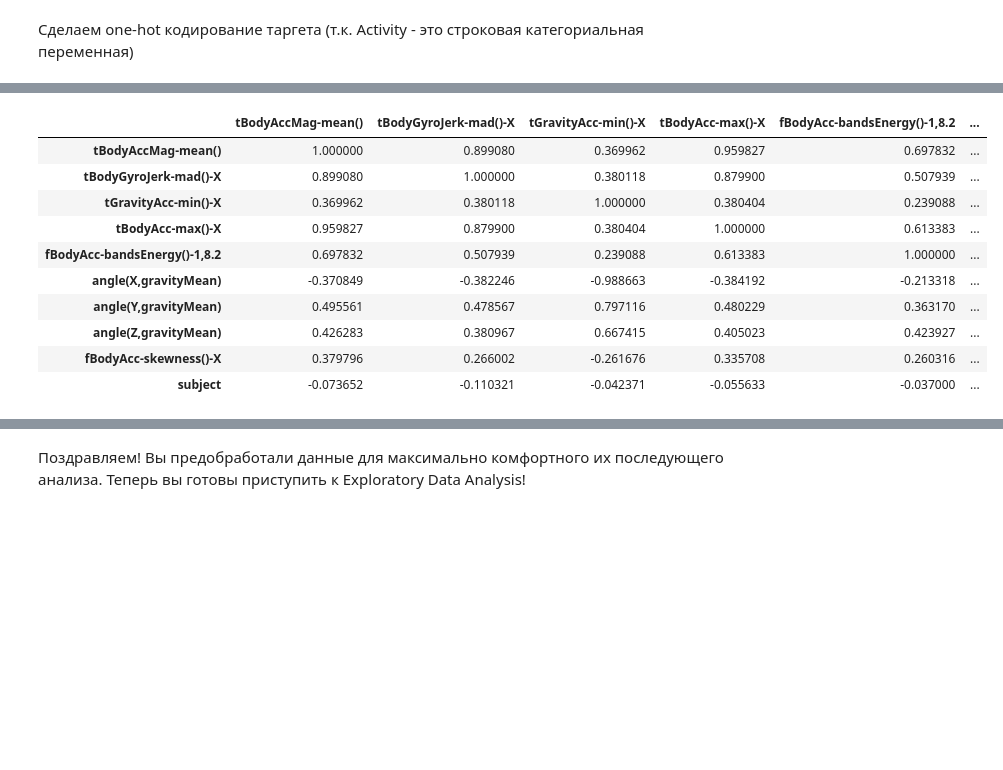
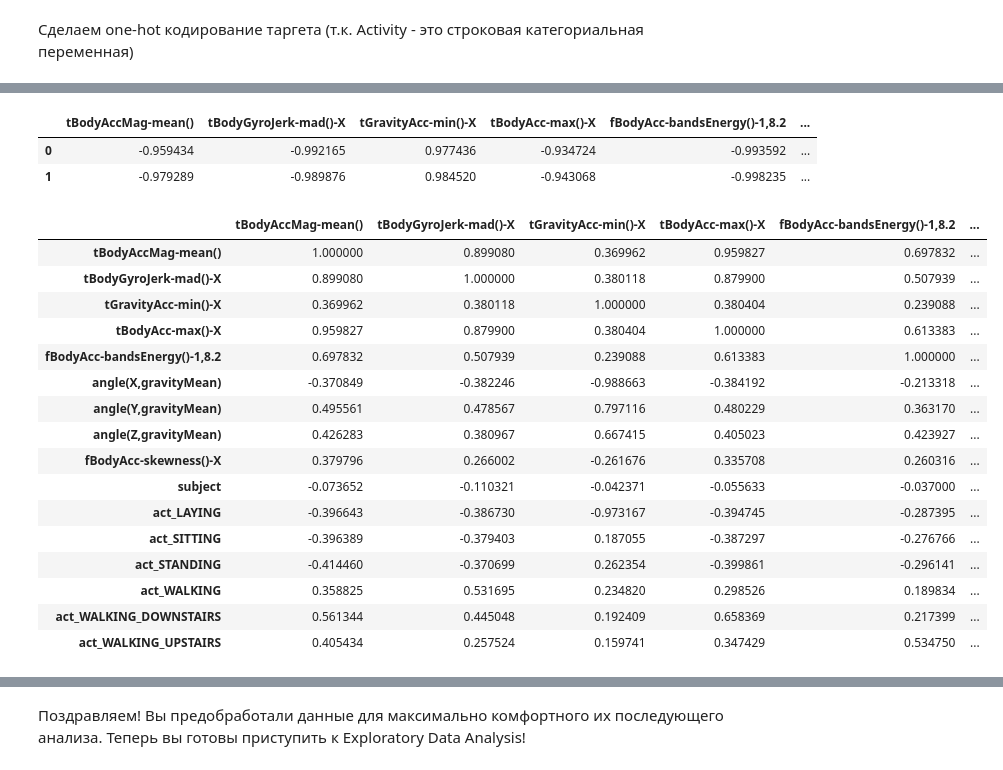
Before and after one commit to i80287/iad-intro-ds, a Jupyter notebook: 2024/homeworks/hw03_eda.ipynb, the cells around one changed output, grey strips where cells are left out. Cells and saved outputs as stored; diff of their text form; code cells hidden in the pictures; blank space fills up the shorter version.

```diff
--- a/2024/homeworks/hw03_eda.ipynb
+++ b/2024/homeworks/hw03_eda.ipynb
@@ -74,8 +74,8 @@ r = requests.get(url)
 assert r.ok
 zipfile.ZipFile(io.BytesIO(r.content)).extractall(".")
 # %%
-train = pd.read_csv('train.csv')
-test = pd.read_csv("test.csv")
+train: pd.DataFrame = pd.read_csv('train.csv')
+test: pd.DataFrame = pd.read_csv("test.csv")
 # %%
 train.shape
 # %% [output]
@@ -97,8 +97,8 @@ cols_subset = [
     'Activity',  # название вида деятельности (целевая переменная)
 ]
 # %%
-train = train[cols_subset]
-test = test[cols_subset]
+train: pd.DataFrame = train[cols_subset]
+test: pd.DataFrame = test[cols_subset]
 # %% [markdown]
 ### Задание 1 (0.5 балла)
 
@@ -242,14 +236,31 @@ Categorires in the 'Activity' column in the test dataset are balanced (integer c
+# %%
+# Here we explicitly use drop_first=False, because we need
+#  all binary indicators for the correlation analysis.
+# If we want to use one-hot encoded Activity column for the
+#  training, we will have to drop one of the created binary columns.
+train_with_dummies = train.join(pd.get_dummies(train["Activity"], prefix="act", prefix_sep='_', drop_first=False))
+train_with_dummies.head(2)
+# %% [output]
+|  | tBodyAccMag-mean() | tBodyGyroJerk-mad()-X | tGravityAcc-min()-X | tBodyAcc-max()-X | fBodyAcc-bandsEnergy()-1,8.2 | ... |
+| 0 | -0.959434 | -0.992165 | 0.977436 | -0.934724 | -0.993592 | ... |
+| 1 | -0.979289 | -0.989876 | 0.984520 | -0.943068 | -0.998235 | ... |
 # %%
-train.corr(numeric_only=True)
+train_with_dummies.corr(numeric_only=True)
 # %% [output]
 |  | tBodyAccMag-mean() | tBodyGyroJerk-mad()-X | tGravityAcc-min()-X | tBodyAcc-max()-X | fBodyAcc-bandsEnergy()-1,8.2 | ... |
 | tBodyAccMag-mean() | 1.000000 | 0.899080 | 0.369962 | 0.959827 | 0.697832 | ... |
 | tBodyGyroJerk-mad()-X | 0.899080 | 1.000000 | 0.380118 | 0.879900 | 0.507939 | ... |
 | tGravityAcc-min()-X | 0.369962 | 0.380118 | 1.000000 | 0.380404 | 0.239088 | ... |
 | tBodyAcc-max()-X | 0.959827 | 0.879900 | 0.380404 | 1.000000 | 0.613383 | ... |
 | fBodyAcc-bandsEnergy()-1,8.2 | 0.697832 | 0.507939 | 0.239088 | 0.613383 | 1.000000 | ... |
 | angle(X,gravityMean) | -0.370849 | -0.382246 | -0.988663 | -0.384192 | -0.213318 | ... |
 | angle(Y,gravityMean) | 0.495561 | 0.478567 | 0.797116 | 0.480229 | 0.363170 | ... |
 | angle(Z,gravityMean) | 0.426283 | 0.380967 | 0.667415 | 0.405023 | 0.423927 | ... |
 | fBodyAcc-skewness()-X | 0.379796 | 0.266002 | -0.261676 | 0.335708 | 0.260316 | ... |
 | subject | -0.073652 | -0.110321 | -0.042371 | -0.055633 | -0.037000 | ... |
+| act_LAYING | -0.396643 | -0.386730 | -0.973167 | -0.394745 | -0.287395 | ... |
+| act_SITTING | -0.396389 | -0.379403 | 0.187055 | -0.387297 | -0.276766 | ... |
+| act_STANDING | -0.414460 | -0.370699 | 0.262354 | -0.399861 | -0.296141 | ... |
+| act_WALKING | 0.358825 | 0.531695 | 0.234820 | 0.298526 | 0.189834 | ... |
+| act_WALKING_DOWNSTAIRS | 0.561344 | 0.445048 | 0.192409 | 0.658369 | 0.217399 | ... |
+| act_WALKING_UPSTAIRS | 0.405434 | 0.257524 | 0.159741 | 0.347429 | 0.534750 | ... |
```
Also changed, not shown: parts of 39 cells of this notebook, 2 other files.
